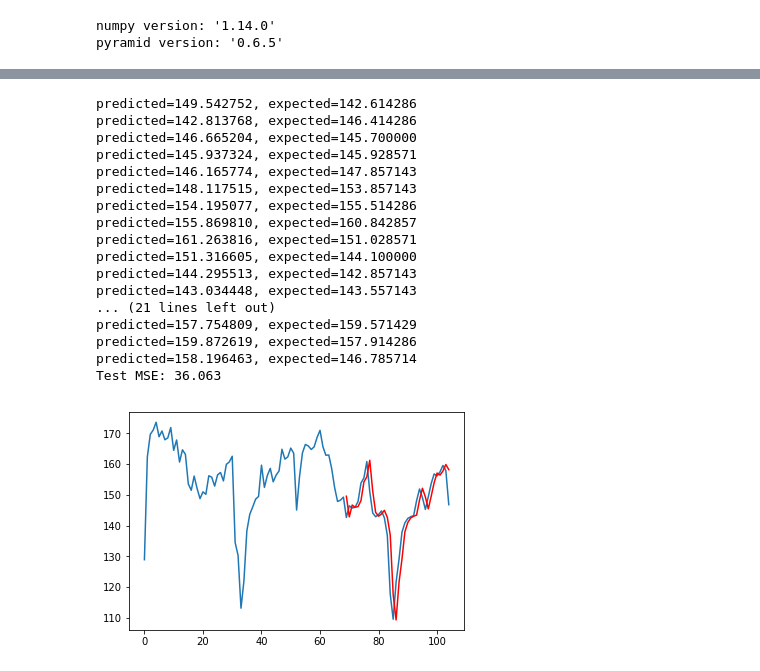
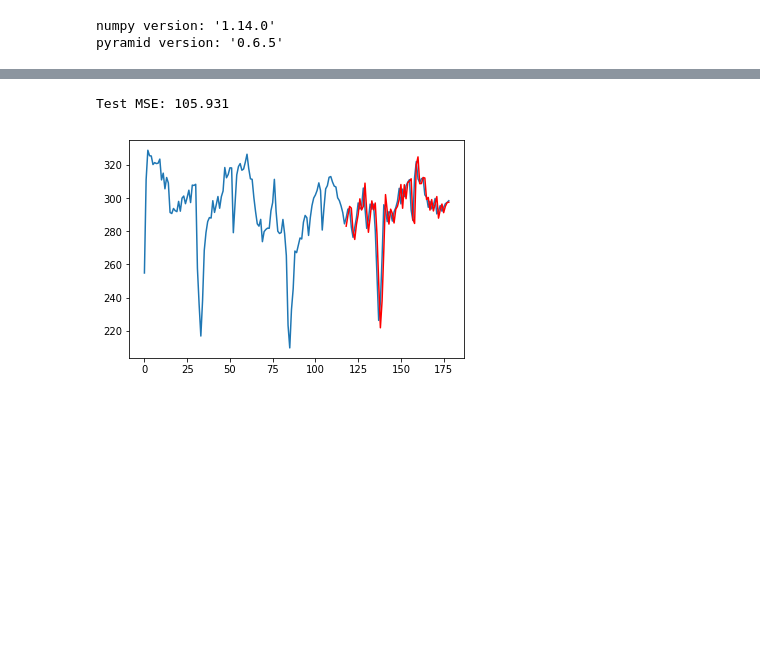
Before and after one commit to Cobrijani/prescient, a Jupyter notebook: src/notebooks/PowerSupply.ipynb, the cells around one changed output, grey strips where cells are left out. Drawn from its saved outputs; the diff is of its cells as text; code cells hidden in the pictures; blank space fills up the shorter version.

```diff
--- a/src/notebooks/PowerSupply.ipynb
+++ b/src/notebooks/PowerSupply.ipynb
@@ -4,6 +4,10 @@ from statsmodels.tsa.seasonal import seasonal_decompose
 from pandas.plotting import autocorrelation_plot
 from statsmodels.tsa.arima_model import ARIMA
 from sklearn.metrics import mean_squared_error
+from pandas.plotting import autocorrelation_plot
+from matplotlib.pylab import rcParams
+from statsmodels.tsa.stattools import coint, adfuller
+from statsmodels.stats.diagnostic import acorr_ljungbox
 
 import util
 import matplotlib.pyplot as plt
@@ -15,6 +19,10 @@ import itertools
 import pyramid
 import datetime as dt
 
+
+warnings.filterwarnings("ignore")
+rcParams['figure.figsize'] = 20, 16
+
 %matplotlib inline
 
 
@@ -140,41 +250,38 @@ plt.show()
 # %%
-X = y.values
+X = pd.Series(x).values
 size = int(len(X) * 0.66)
 train, test = X[0:size], X[size:len(X)]
 history = [x for x in train]
 predictions = list()
-for t in range(len(test)):
-	model = ARIMA(history, order=(0,1,0))
-	model_fit = model.fit(disp=0)
-	output = model_fit.forecast()
-	yhat = output[0]
-	predictions.append(yhat)
-	obs = test[t]
-	history.append(obs)
-	print('predicted=%f, expected=%f' % (yhat, obs))
+
+step_prediction = 1
+for t in range(int(len(test)/step_prediction)):
+    model = ARIMA(history, order=(1,1,0))
+    model_fit = model.fit(disp=0)
+    output = model_fit.forecast(steps = step_prediction)
+
+    yhat = [output[0][i] for i in range(step_prediction)]
+
+    for num in yhat:
+        predictions.append(num)
+
+    obs = [test[i] for i in range(t + step_prediction)]
+
+    for o in obs:
+        history.append(o)
+
+#     for yh, ob in zip(yhat, obs):
+#         print('predicted=%f, expected=%f' % (yh, ob))
+
 error = mean_squared_error(test, predictions)
 print('Test MSE: %.3f' % error)
 
 # plot
 plt.plot(X)
 plt.plot([(i + len(X) - len(predictions)) for i in range(0, len(predictions))], predictions, color='red')
 plt.show()
 # %% [output]
-predicted=149.542752, expected=142.614286
-predicted=142.813768, expected=146.414286
-predicted=146.665204, expected=145.700000
-predicted=145.937324, expected=145.928571
-predicted=146.165774, expected=147.857143
-predicted=148.117515, expected=153.857143
-predicted=154.195077, expected=155.514286
-predicted=155.869810, expected=160.842857
-predicted=161.263816, expected=151.028571
-predicted=151.316605, expected=144.100000
-predicted=144.295513, expected=142.857143
-predicted=143.034448, expected=143.557143
-... (21 lines left out)
-predicted=157.754809, expected=159.571429
-predicted=159.872619, expected=157.914286
-predicted=158.196463, expected=146.785714
-Test MSE: 36.063
+Test MSE: 105.931
-[figure, old version]
+[figure, new version]
+# %% [markdown]
+#
```
Also changed, not shown: parts of 13 cells of this notebook.
